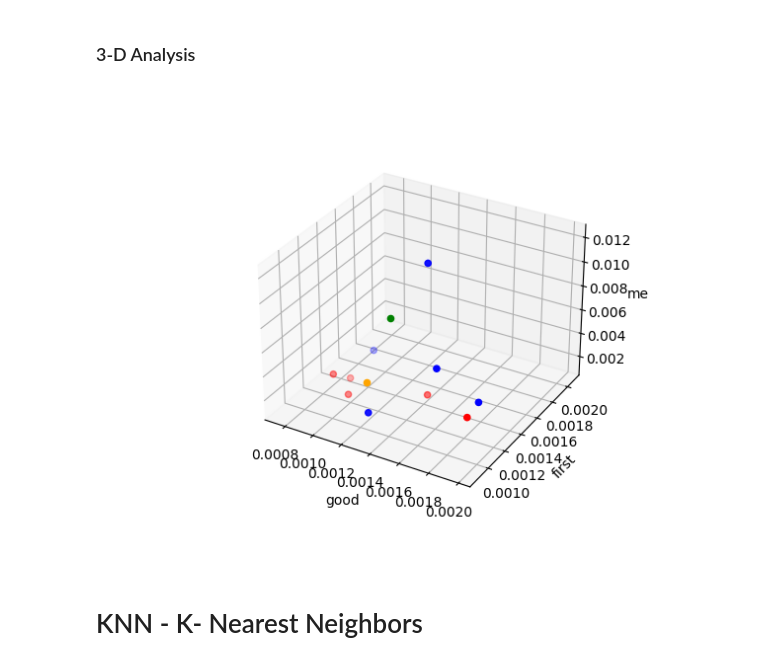
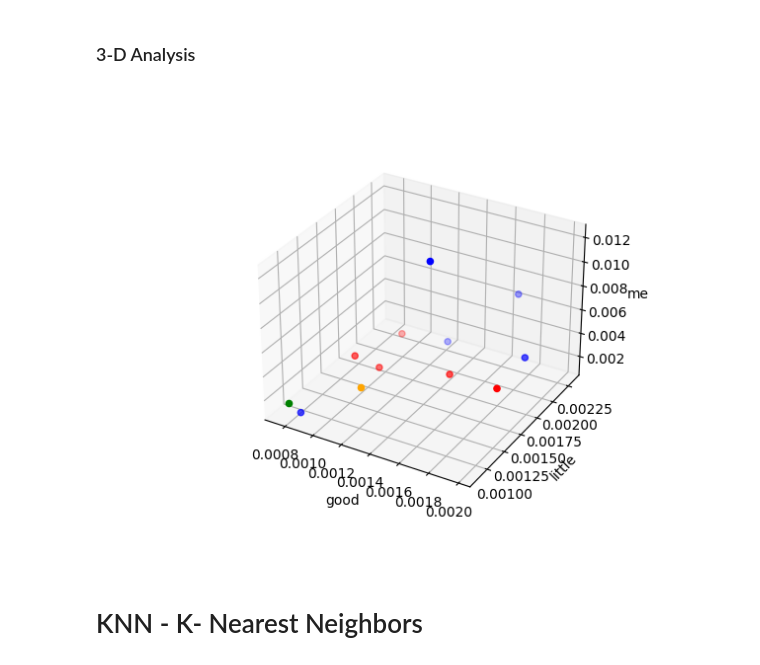
Before and after one commit to PhaneeChowdary/Final, a Jupyter notebook: Final.ipynb, the cells around one changed output. Saved outputs shown, nothing was run; the diff lists cells and outputs as text; code cells hidden in the pictures.

```diff
--- a/Final.ipynb
+++ b/Final.ipynb
@@ -170,20 +184,20 @@ plot_word_2d("good", "me")
 # %%
 def plot_word_3d(w1, w2, w3):
     fig = plt.figure()
     ax = fig.add_subplot(projection="3d")
 
     ax.scatter(df.loc["a1":"a5", w1], df.loc["a1":"a5", w2], df.loc["a1":"a5", w3], c="r")  # Atherton, Gertrude Franklin Horn
     ax.scatter(df.loc["b1":"b5", w1], df.loc["b1":"b5", w2], df.loc["b1":"b5", w3], c="b")  # Elliot George
     ax.scatter(df.loc["ua", w1], df.loc["ua", w2], df.loc["ua", w3], c="orange")  # unknown work 1
     ax.scatter(df.loc["ub", w1], df.loc["ub", w2], df.loc["ub", w3], c="g")  # unknown work 2
     ax.set_xlabel(f"{w1}")
     ax.set_ylabel(f"{w2}")
     ax.set_zlabel(f"{w3}")
     plt.show()
 
-plot_word_3d("good", "first", "me")
+plot_word_3d("good", "little", "me")
 # %% [output]
-[figure, old version]
+[figure, new version]
 # %% [markdown]
 # KNN - K- Nearest Neighbors
 # %% [markdown]
```
Also changed, not shown: parts of 4 cells of this notebook, 1 other file.
